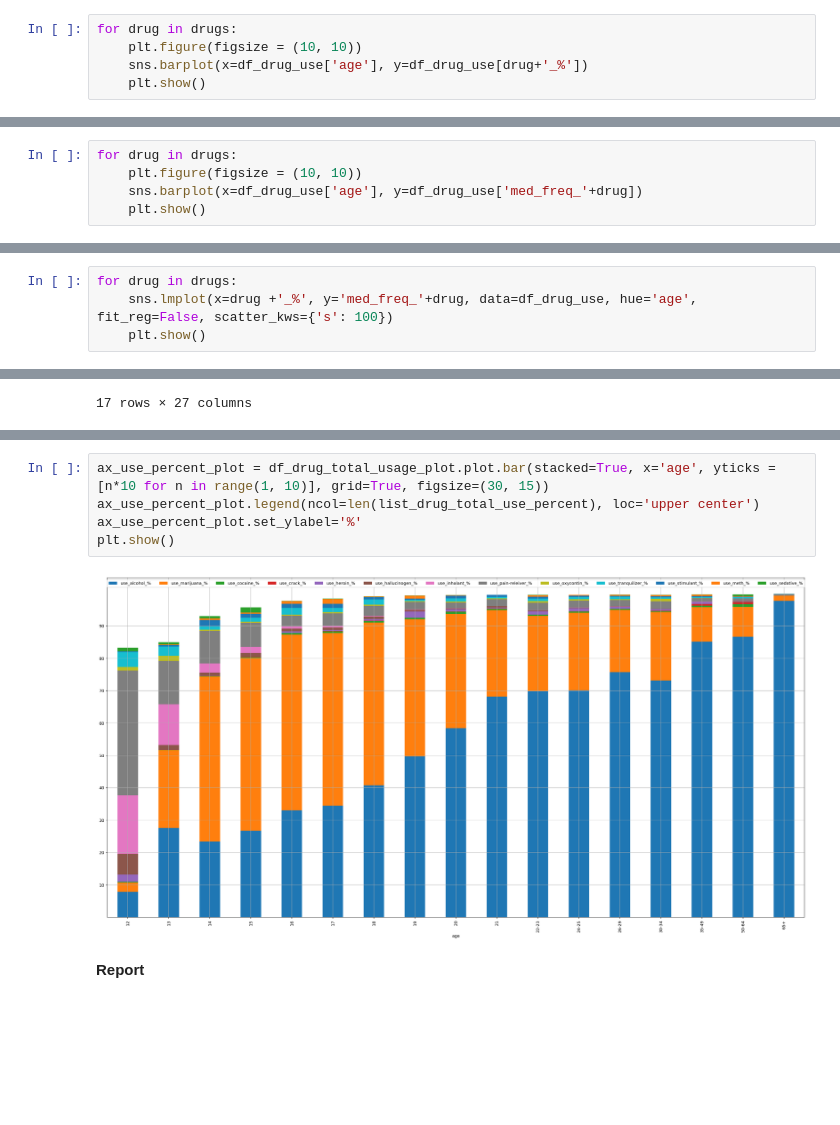
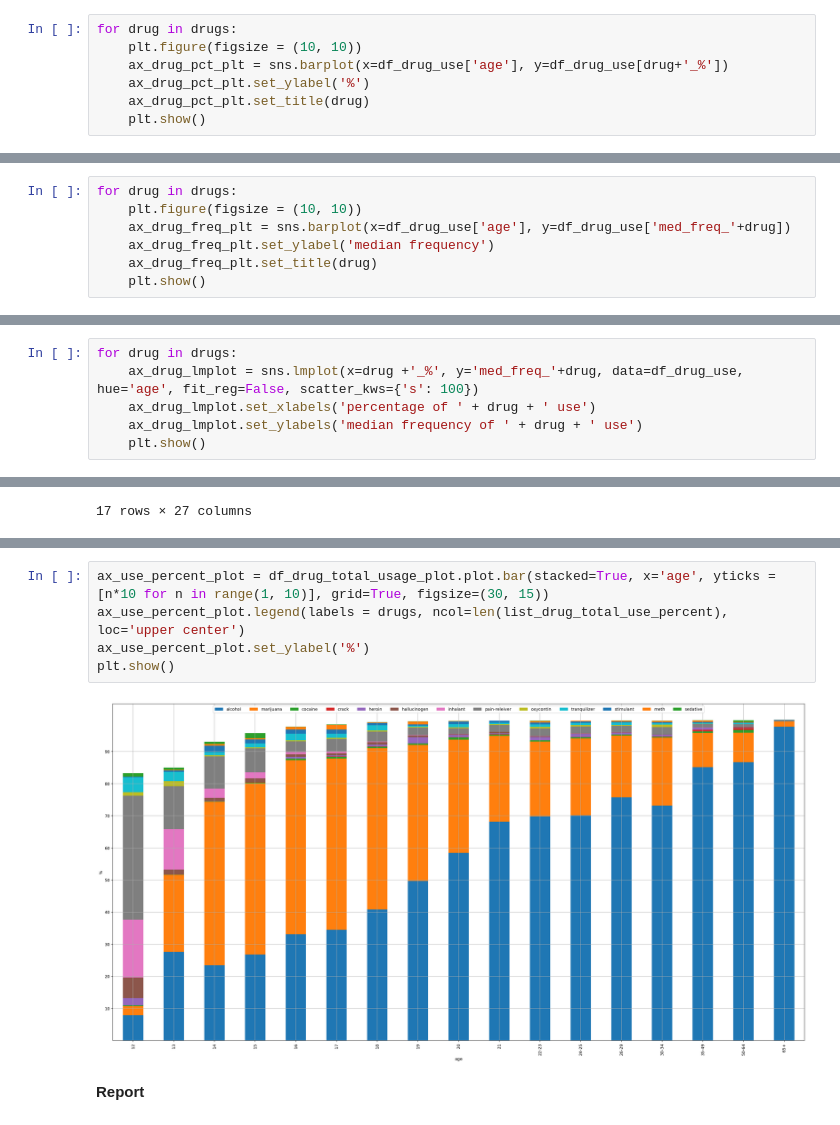
Before and after one commit to yingkh/dsi-sg-03-projects, a Jupyter notebook: project-two/kaho-project2.ipynb, the cells around one changed output, grey strips where cells are left out. Drawn from its saved outputs; the diff is of its cells as text; blank space fills up the shorter version.

```diff
--- a/project-two/kaho-project2.ipynb
+++ b/project-two/kaho-project2.ipynb
@@ -650,6 +656,8 @@ plt.show()
 # %%
 for drug in drugs:
     plt.figure(figsize = (10, 10))
-    sns.barplot(x=df_drug_use['age'], y=df_drug_use[drug+'_%'])
+    ax_drug_pct_plt = sns.barplot(x=df_drug_use['age'], y=df_drug_use[drug+'_%'])
+    ax_drug_pct_plt.set_ylabel('%')
+    ax_drug_pct_plt.set_title(drug)
     plt.show()
 # %% [output]
@@ -669,6 +677,8 @@ for drug in drugs:
 # %%
 for drug in drugs:
     plt.figure(figsize = (10, 10))
-    sns.barplot(x=df_drug_use['age'], y=df_drug_use['med_freq_'+drug])
+    ax_drug_freq_plt = sns.barplot(x=df_drug_use['age'], y=df_drug_use['med_freq_'+drug])
+    ax_drug_freq_plt.set_ylabel('median frequency')
+    ax_drug_freq_plt.set_title(drug)
     plt.show()
 # %% [output]
@@ -688,5 +698,7 @@ for drug in drugs:
 # %%
 for drug in drugs:
-    sns.lmplot(x=drug +'_%', y='med_freq_'+drug, data=df_drug_use, hue='age', fit_reg=False, scatter_kws={'s': 100})
+    ax_drug_lmplot = sns.lmplot(x=drug +'_%', y='med_freq_'+drug, data=df_drug_use, hue='age', fit_reg=False, scatter_kws={'s': 100})
+    ax_drug_lmplot.set_xlabels('percentage of ' + drug + ' use')
+    ax_drug_lmplot.set_ylabels('median frequency of ' + drug + ' use')
     plt.show()
 # %% [output]
@@ -853,11 +864,11 @@ df_drug_total_usage_plot
 | 16 | 65+ | 97.757779 | 1.588143 | 0.000000 | 0.000000 | 0.000000 | 0.007348 | ... |
 # %%
 ax_use_percent_plot = df_drug_total_usage_plot.plot.bar(stacked=True, x='age', yticks = [n*10 for n in range(1, 10)], grid=True, figsize=(30, 15))
-ax_use_percent_plot.legend(ncol=len(list_drug_total_use_percent), loc='upper center')
-ax_use_percent_plot.set_ylabel='%'
+ax_use_percent_plot.legend(labels = drugs, ncol=len(list_drug_total_use_percent), loc='upper center')
+ax_use_percent_plot.set_ylabel('%')
 plt.show()
 # %% [output]
-[figure, old version]
+[figure, new version]
 # %% [markdown]
 **Report**
 # %% [markdown]
```
Also changed, not shown: parts of 6 cells of this notebook.
